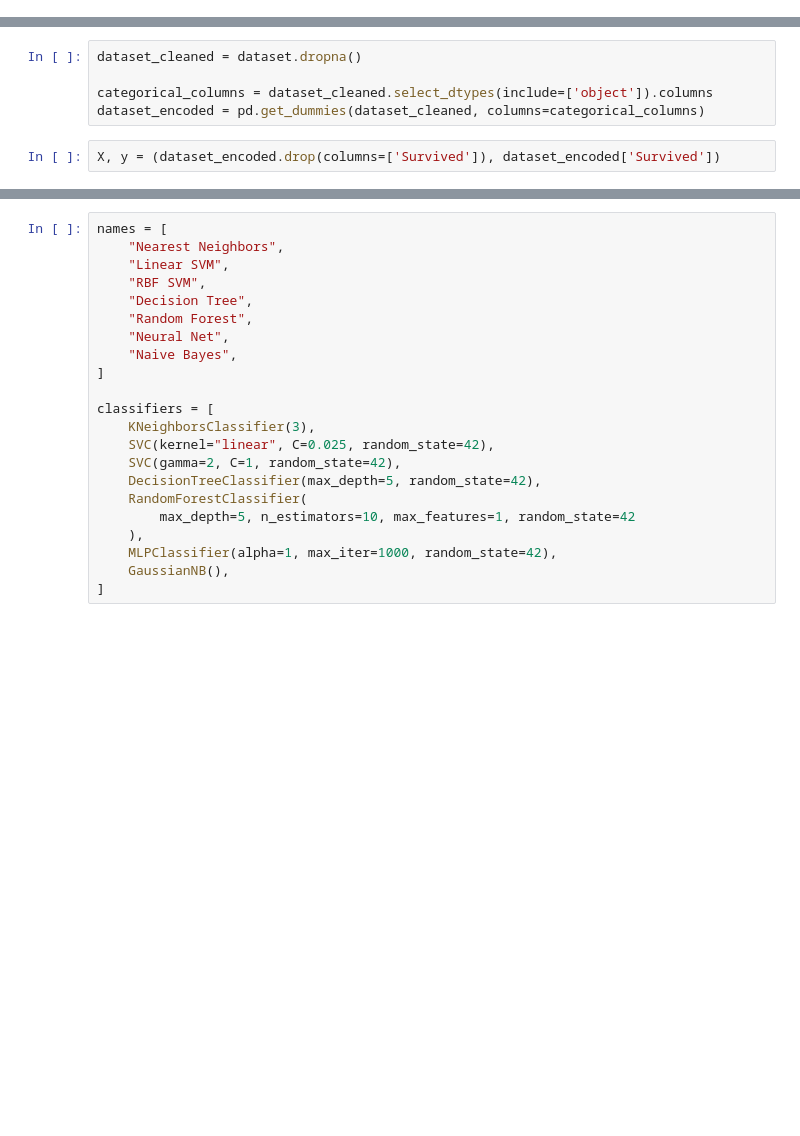
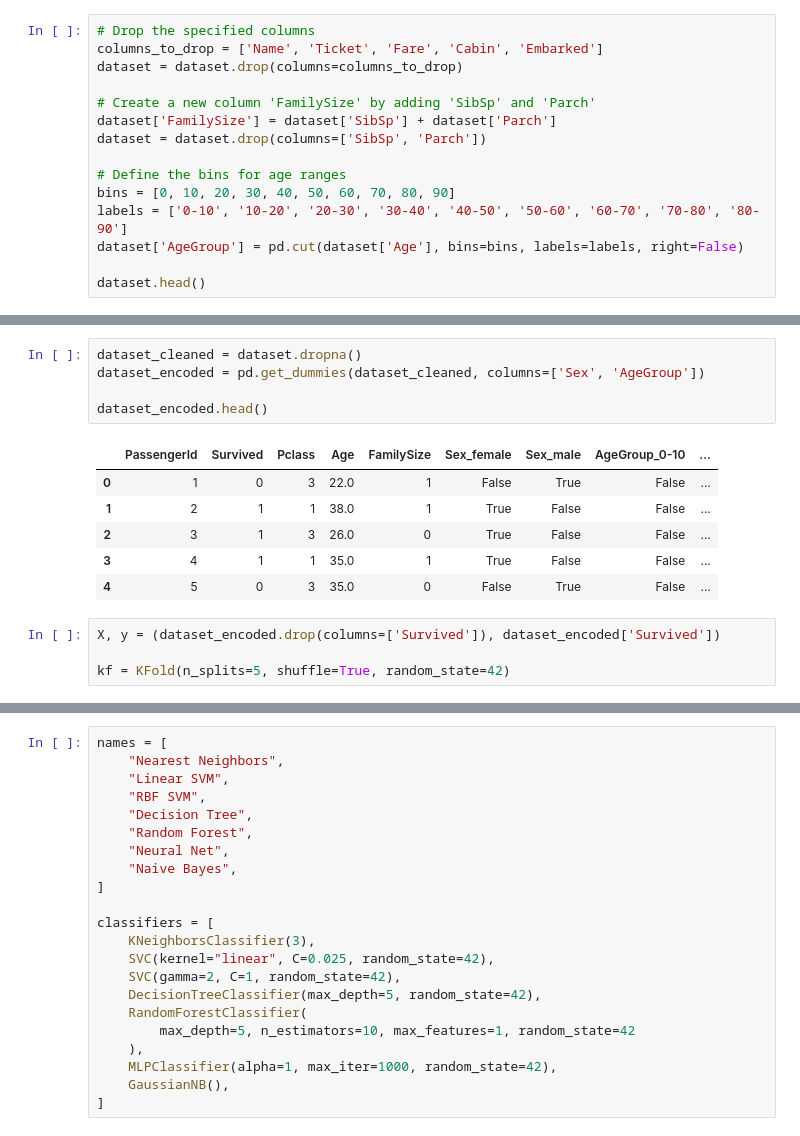
Before and after one commit to gsutjijadi/IBDA2032, a Jupyter notebook: TI5_17/TI5_17.ipynb, the cells around one changed output, grey strips where cells are left out. Saved outputs shown, nothing was run; the diff lists cells and outputs as text; blank space fills up the shorter version.

Commit message:
preprocessing + kfold

```diff
--- a/TI5_17/TI5_17.ipynb
+++ b/TI5_17/TI5_17.ipynb
@@ -30,0 +37,15 @@ dataset = pd.read_csv("train.csv")
+# %%
+# Drop the specified columns
+columns_to_drop = ['Name', 'Ticket', 'Fare', 'Cabin', 'Embarked']
+dataset = dataset.drop(columns=columns_to_drop)
+
+# Create a new column 'FamilySize' by adding 'SibSp' and 'Parch'
+dataset['FamilySize'] = dataset['SibSp'] + dataset['Parch']
+dataset = dataset.drop(columns=['SibSp', 'Parch'])
+
+# Define the bins for age ranges
+bins = [0, 10, 20, 30, 40, 50, 60, 70, 80, 90]
+labels = ['0-10', '10-20', '20-30', '30-40', '40-50', '50-60', '60-70', '70-80', '80-90']
+dataset['AgeGroup'] = pd.cut(dataset['Age'], bins=bins, labels=labels, right=False)
+
+dataset.head()
@@ -31,7 +59,16 @@ dataset = pd.read_csv("train.csv")
 # %%
 dataset_cleaned = dataset.dropna()
+dataset_encoded = pd.get_dummies(dataset_cleaned, columns=['Sex', 'AgeGroup'])
 
-categorical_columns = dataset_cleaned.select_dtypes(include=['object']).columns
-dataset_encoded = pd.get_dummies(dataset_cleaned, columns=categorical_columns)
+dataset_encoded.head()
+# %% [output]
+|  | PassengerId | Survived | Pclass | Age | FamilySize | Sex_female | Sex_male | AgeGroup_0-10 | ... |
+| 0 | 1 | 0 | 3 | 22.0 | 1 | False | True | False | ... |
+| 1 | 2 | 1 | 1 | 38.0 | 1 | True | False | False | ... |
+| 2 | 3 | 1 | 3 | 26.0 | 0 | True | False | False | ... |
+| 3 | 4 | 1 | 1 | 35.0 | 1 | True | False | False | ... |
+| 4 | 5 | 0 | 3 | 35.0 | 0 | False | True | False | ... |
 # %%
 X, y = (dataset_encoded.drop(columns=['Survived']), dataset_encoded['Survived'])
+
+kf = KFold(n_splits=5, shuffle=True, random_state=42)
```
Also changed, not shown: parts of 7 cells of this notebook.
